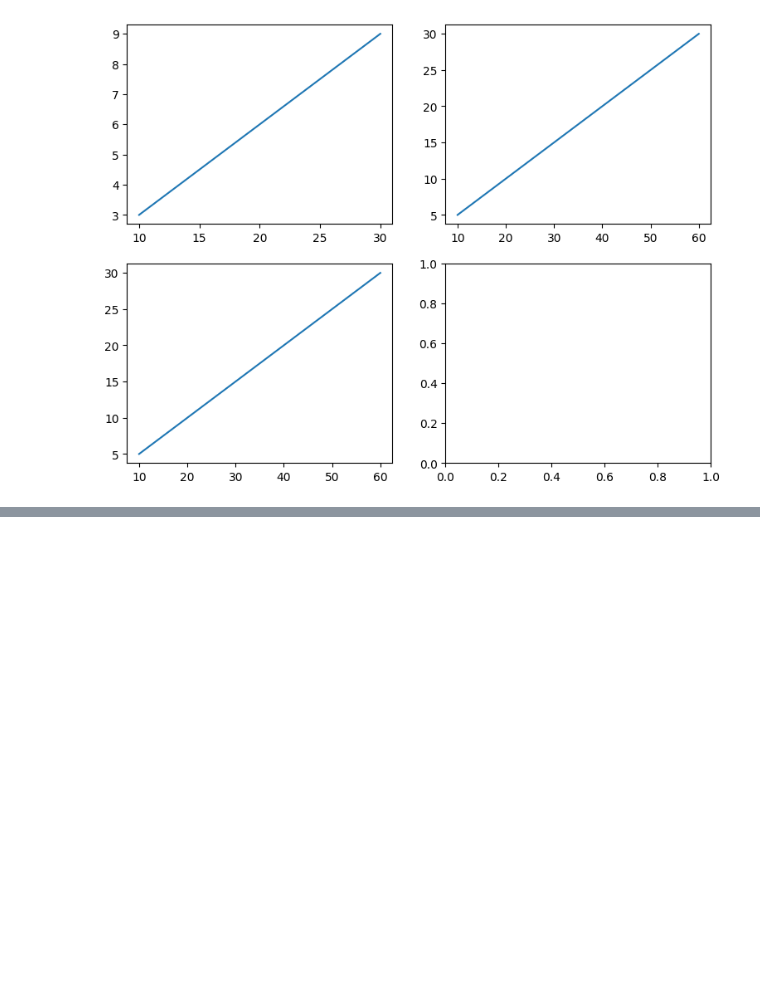
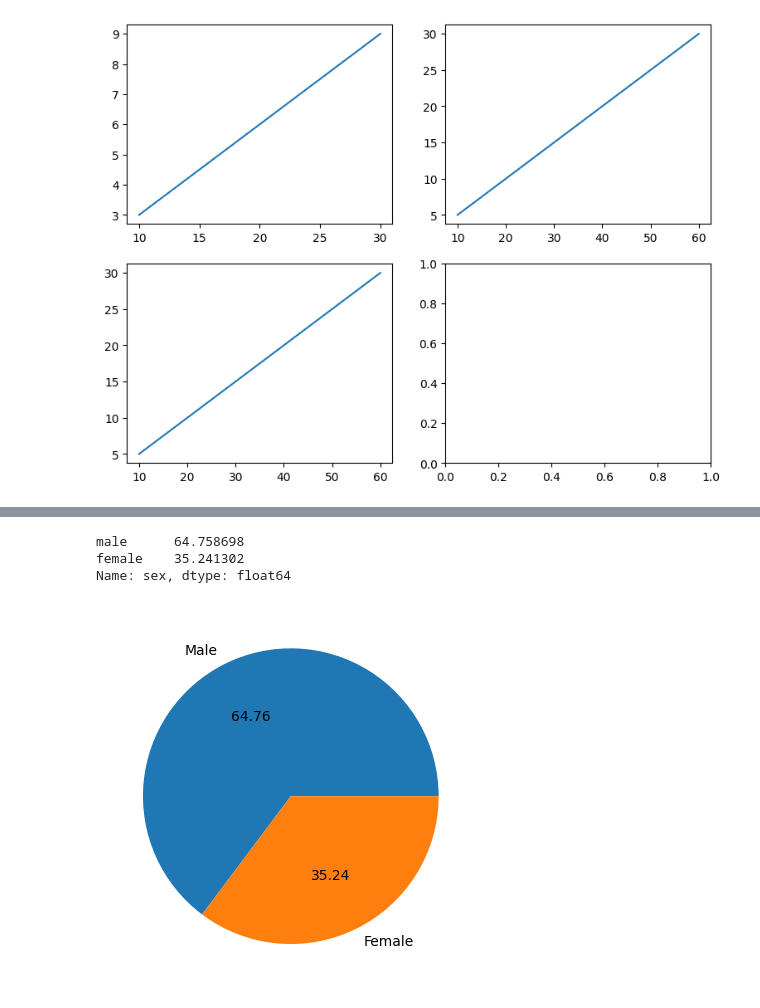
Before and after one commit to iampawankc/NLP, a Jupyter notebook: Libraries/matplotlib.ipynb, the cells around one changed output, grey strips where cells are left out. Saved outputs shown, nothing was run; the diff lists cells and outputs as text; code cells hidden in the pictures; blank space fills up the shorter version.

```diff
--- a/Libraries/matplotlib.ipynb
+++ b/Libraries/matplotlib.ipynb
@@ -173,0 +248,12 @@ plt.show()
+# %%
+ti_ds.sex.value_counts()*100/len(ti_ds)
+# %% [output]
+male      64.758698
+female    35.241302
+Name: sex, dtype: float64
+# %%
+#autopct = to print numbers along with decimal points
+plt.pie(ti_ds.sex.value_counts(), labels=['Male', 'Female'], autopct='%.2f')
+plt.show()
+# %% [output]
+[figure, added]
```
Also changed, not shown: parts of 26 cells of this notebook, 2 other files.
